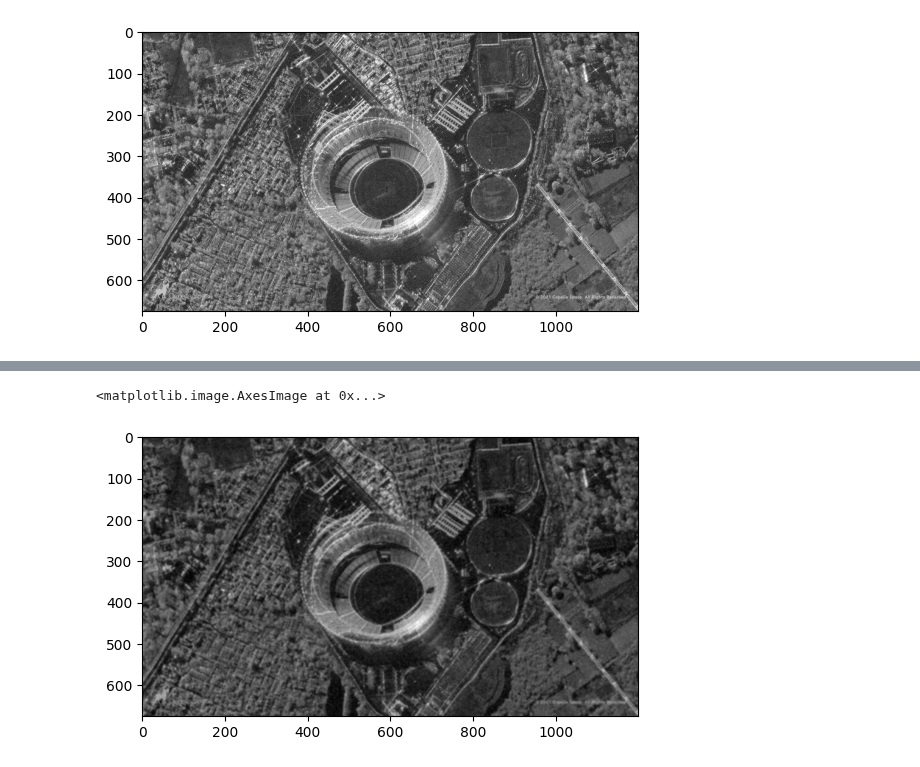
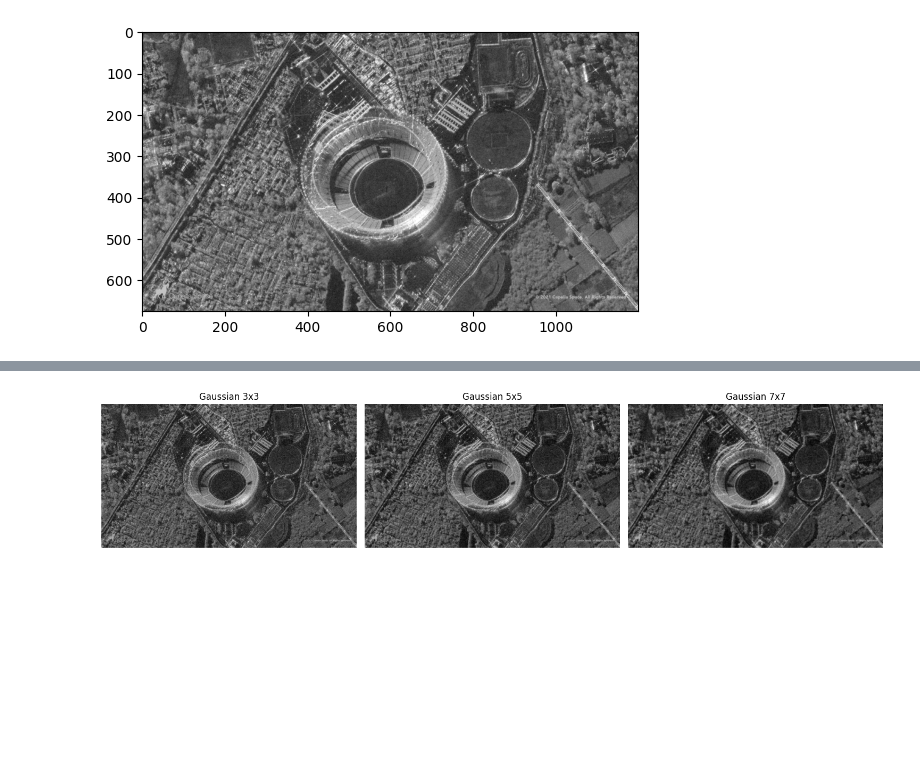
Before and after one commit to Rigtsu/image_processing, a Jupyter notebook: hw2.ipynb, the cells around one changed output, grey strips where cells are left out. Drawn from its saved outputs; the diff is of its cells as text; code cells hidden in the pictures; blank space fills up the shorter version.

```diff
--- a/hw2.ipynb
+++ b/hw2.ipynb
@@ -82,8 +92,21 @@ plt.imshow(gauss_5, cmap="gray")
-# %%
-plt.imshow(gauss_7, cmap="gray")
-# %% [output]
-<matplotlib.image.AxesImage at 0x...>
-[figure, removed]
+# %%
+fig, ax = plt.subplots(1, 3, figsize=(15, 5))
+
+images = [
+    (gauss_3, 'Gaussian 3x3'),
+    (gauss_5, 'Gaussian 5x5'),
+    (gauss_7, 'Gaussian 7x7')
+]
+
+for a, (img, title) in zip(ax, images):
+    a.imshow(img, cmap='gray')
+    a.set_title(title)
+    a.axis('off')
+
+plt.tight_layout()
+plt.show()
+# %% [output]
+[figure, added]
 # %%
 bilateral_1 = cv2.bilateralFilter(image_noise_gauss, 5, 30, 30)
 bilateral_2 = cv2.bilateralFilter(image_noise_gauss, 9, 75, 75)
```
Also changed, not shown: parts of 28 cells of this notebook.
